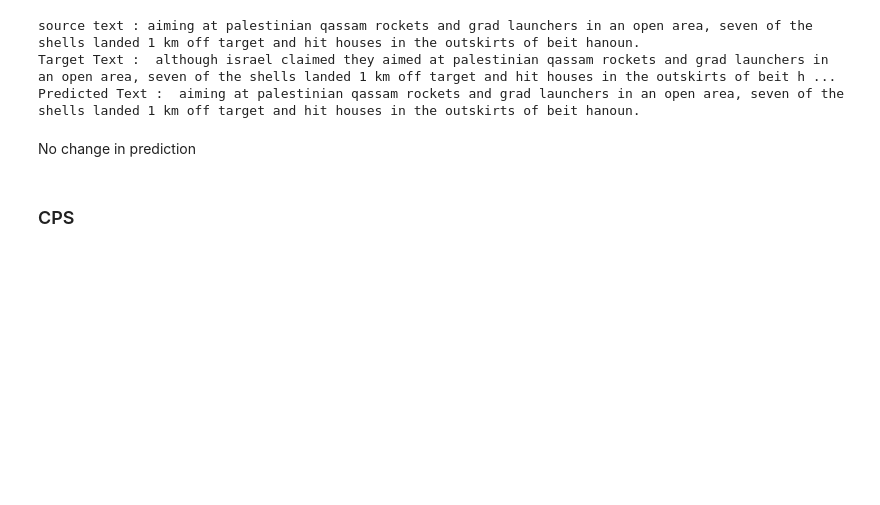
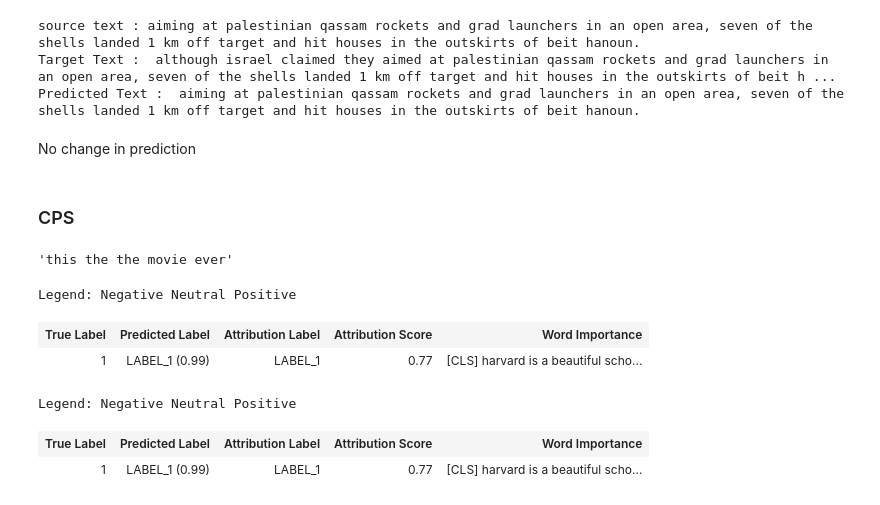
Before and after one commit to RU-Insane/Debiasing-Text-With-Style-Transfer, a Jupyter notebook: notebooks/evaluation_metrics.ipynb, the cells around one changed output. Cells and saved outputs as stored; diff of their text form; code cells hidden in the pictures; blank space fills up the shorter version.

```diff
--- a/notebooks/evaluation_metrics.ipynb
+++ b/notebooks/evaluation_metrics.ipynb
@@ -262 +259,5 @@ tokenizer = AutoTokenizer.from_pretrained(CLS_MODEL_PATH)
+# %%
+CLS_MODEL_PATH = "C:/Users/athar/OneDrive/Desktop/Rutgers/NLP/model"
+model = AutoModelForSequenceClassification.from_pretrained(CLS_MODEL_PATH)
+tokenizer = AutoTokenizer.from_pretrained(CLS_MODEL_PATH)
 # %%
@@ -286,0 +297,13 @@ df_attrb_filtered = df_attrb[df_attrb['cum_score'] <= threshold_score]
+# %%
+mask_style_words(test)
+# %% [output]
+'this the the movie ever'
+# %%
+cls_explainer.visualize()
+# %% [output]
+Legend: Negative Neutral Positive
+| True Label | Predicted Label | Attribution Label | Attribution Score | Word Importance |
+| 1 | LABEL_1 (0.99) | LABEL_1 | 0.77 | [CLS] harvard is a beautiful scho... |
+Legend: Negative Neutral Positive
+| True Label | Predicted Label | Attribution Label | Attribution Score | Word Importance |
+| 1 | LABEL_1 (0.99) | LABEL_1 | 0.77 | [CLS] harvard is a beautiful scho... |
```
Also changed, not shown: parts of 8 cells of this notebook.
